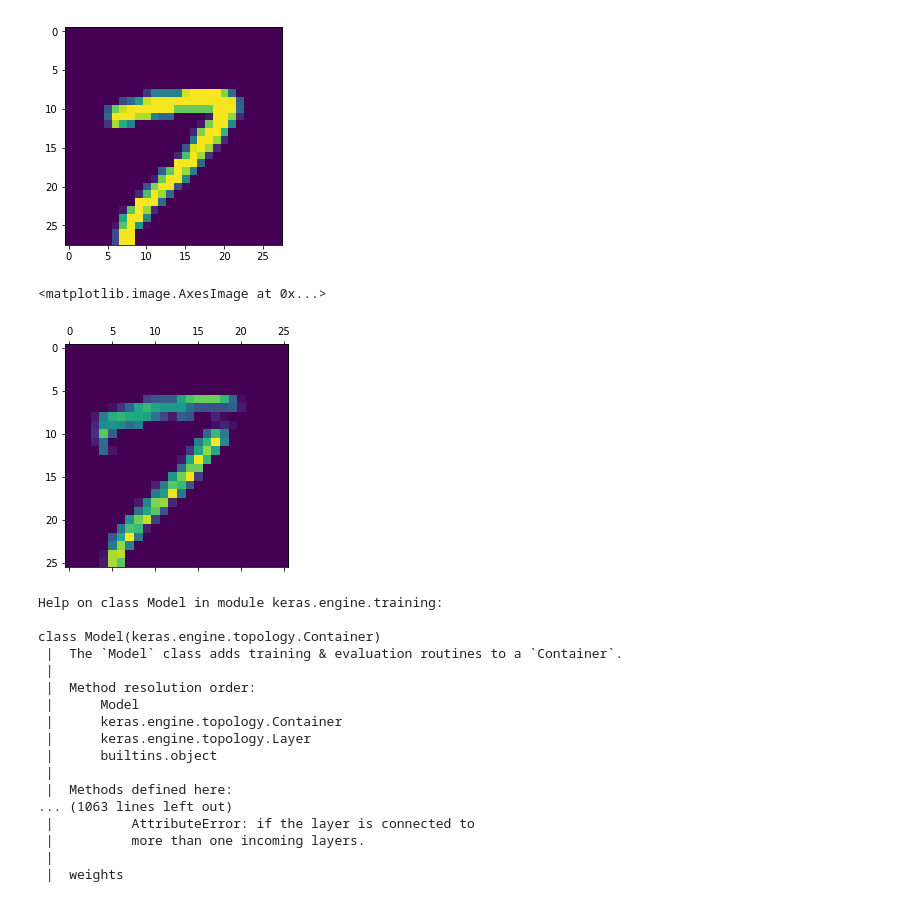
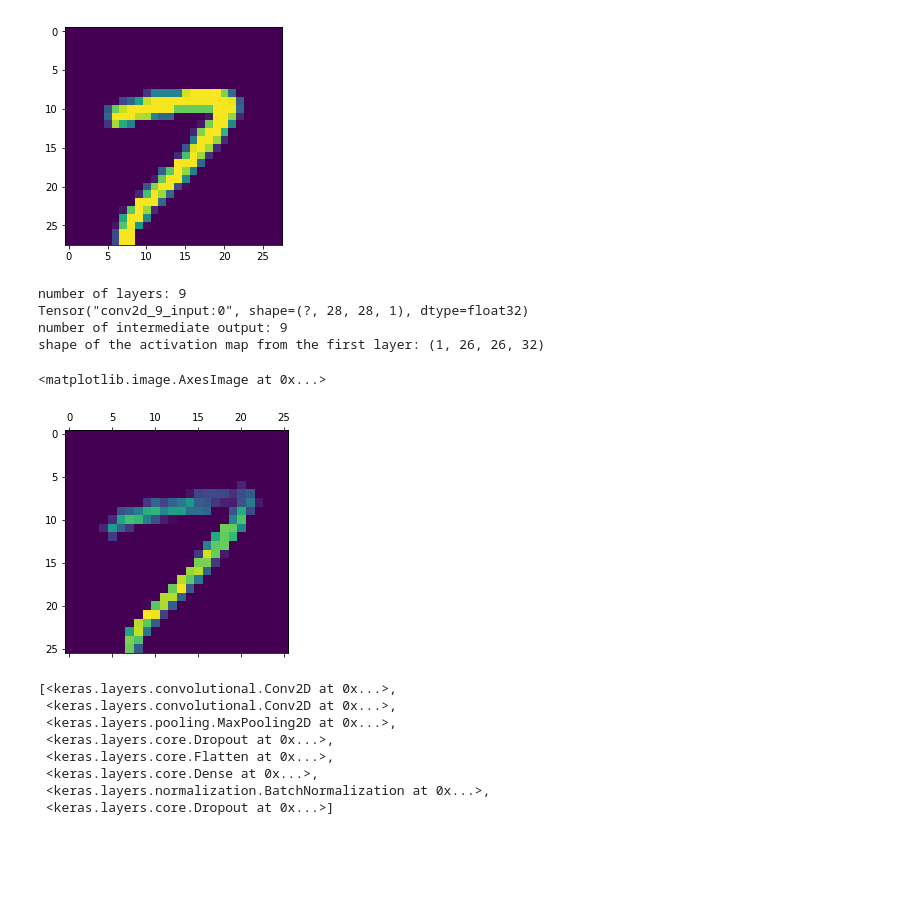
Before and after one commit to yueying-teng/Math_of_intelligence, a Jupyter notebook: MNIST_CNN_example.ipynb, the cells around one changed output. Saved outputs shown, nothing was run; the diff lists cells and outputs as text; code cells hidden in the pictures; blank space fills up the shorter version.

```diff
--- a/MNIST_CNN_example.ipynb
+++ b/MNIST_CNN_example.ipynb
@@ -346,38 +346,43 @@ plt.imshow(example.reshape((28, 28)), cmap = 'viridis', interpolation = 'none')
 # %% [output]
 <matplotlib.image.AxesImage at 0x...>
 [figure]
-# %%
-# show the activation map of intermediate layers
-
-# model.layers
-
-layer_outputs = [layer.output for layer in model.layers]
-activation_model = models.Model(input = model.input, output = layer_outputs)
-activations = activation_model.predict(example.reshape(1, 28, 28, 1))
-
-# activation of the 2nd channel of the first layer
-first_layer_acgtivsation = activations[0]
-plt.matshow(first_layer_acgtivsation[0, :, :, 4], cmap = 'viridis')
-# %% [output]
-<matplotlib.image.AxesImage at 0x...>
-[figure, removed]
+# %%
+# show the activation map of intermediate layers by creating a new model, which will output the layers that are of interests
+
+# model.layers
+print('number of layers: {}'.format(len(model.layers)))
+print(model.input)
+
+# create a new model to output the intermediate layers of interests
+layer_outputs = [layer.output for layer in model.layers]
+intermediate_layer_model = models.Model(input = model.input, output = layer_outputs)
+print('number of intermediate output: {}'.format(len(intermediate_output)))
+
+# activation of the the first layer
+first_layer_activation = intermediate_output[0]
+print('shape of the activation map from the first layer: {}'.format(first_layer_activation.shape))
+
+# plt.matshow - Displays an array as a matrix in a new figure window.
+# show the activstion of the 2nd channel of this first activation, which has 32 layers
+plt.matshow(first_layer_activation[0, :, :, 1], cmap = 'viridis')
+# %% [output]
+number of layers: 9
+Tensor("conv2d_9_input:0", shape=(?, 28, 28, 1), dtype=float32)
+number of intermediate output: 9
+shape of the activation map from the first layer: (1, 26, 26, 32)
+<matplotlib.image.AxesImage at 0x...>
+[figure, added]
 # %%
-# activation of the other conv layers
+# activation of the other layers
+
+# drop the last fully connected layer for predicting labels
+model.layers[: -1]
 # %% [output]
-Help on class Model in module keras.engine.training:
-
-class Model(keras.engine.topology.Container)
- |  The `Model` class adds training & evaluation routines to a `Container`.
- |
- |  Method resolution order:
- |      Model
- |      keras.engine.topology.Container
- |      keras.engine.topology.Layer
- |      builtins.object
- |
- |  Methods defined here:
-... (1063 lines left out)
- |          AttributeError: if the layer is connected to
- |          more than one incoming layers.
- |
- |  weights
+[<keras.layers.convolutional.Conv2D at 0x...>,
+ <keras.layers.convolutional.Conv2D at 0x...>,
+ <keras.layers.pooling.MaxPooling2D at 0x...>,
+ <keras.layers.core.Dropout at 0x...>,
+ <keras.layers.core.Flatten at 0x...>,
+ <keras.layers.core.Dense at 0x...>,
+ <keras.layers.normalization.BatchNormalization at 0x...>,
+ <keras.layers.core.Dropout at 0x...>]
```
Also changed, not shown: parts of 2 cells of this notebook.
